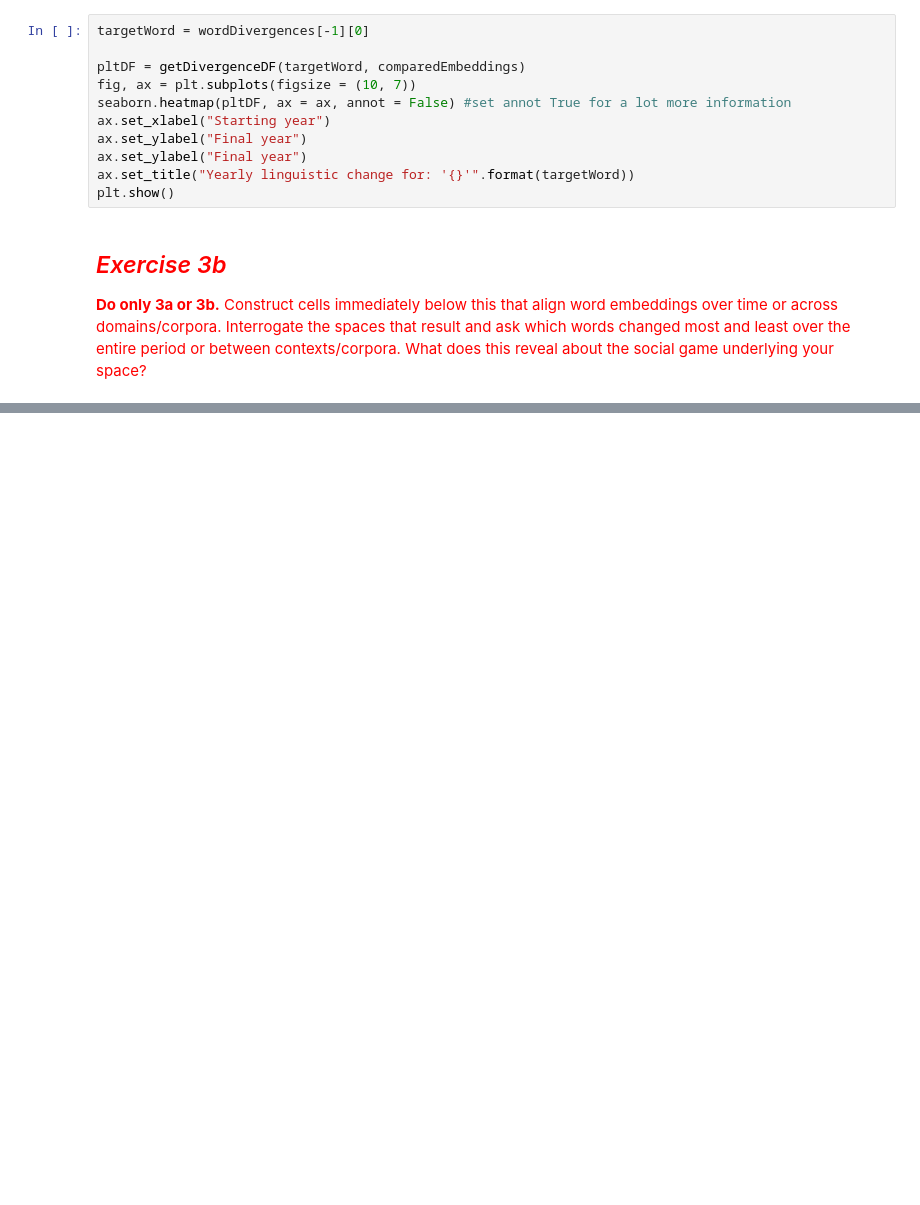
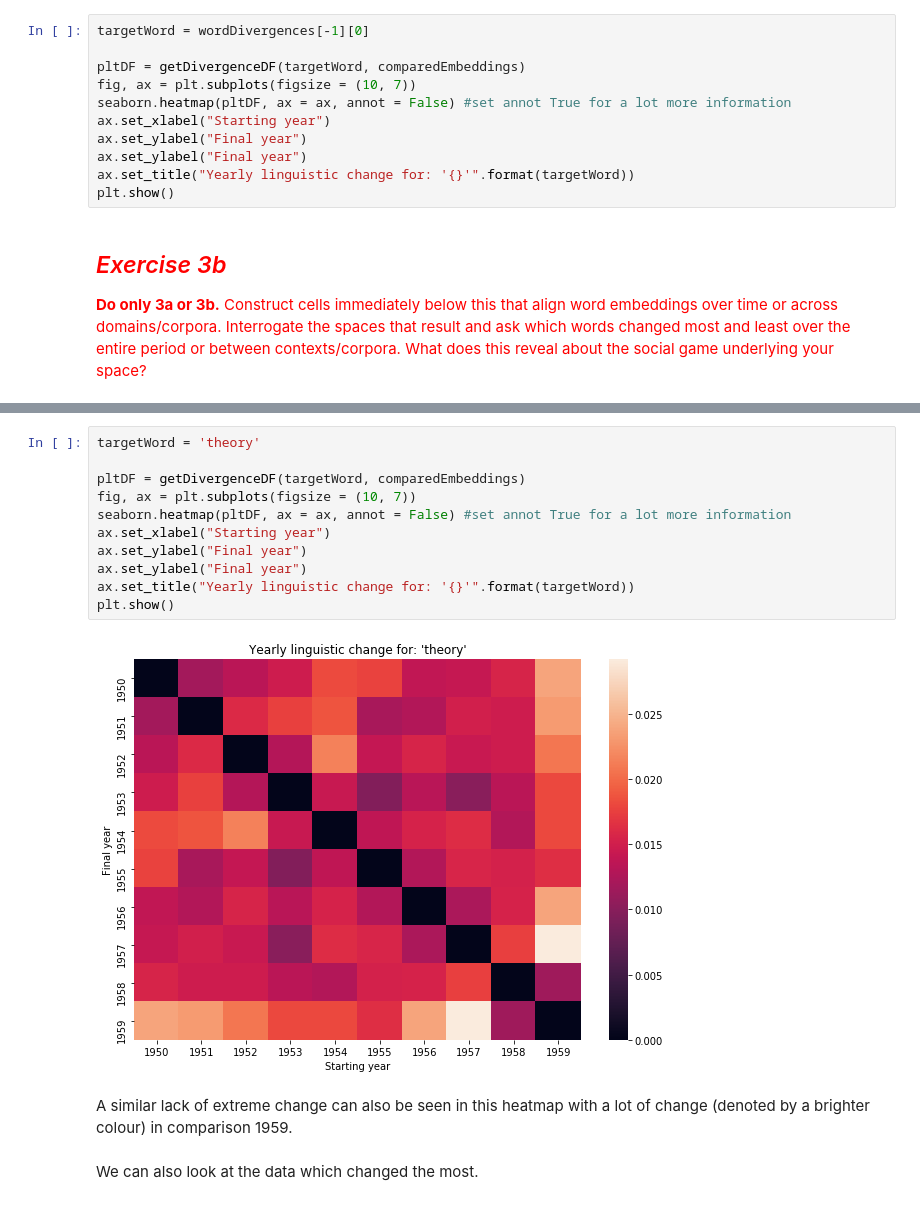
Before and after one commit to zahraamalias/content-analysis-2018, a Jupyter notebook: 4-Word-Embedding/4-Word-Embedding-Supplemental.ipynb, the cells around one changed output, grey strips where cells are left out. Drawn from its saved outputs; the diff is of its cells as text; blank space fills up the shorter version.

```diff
--- a/4-Word-Embedding/4-Word-Embedding-Supplemental.ipynb
+++ b/4-Word-Embedding/4-Word-Embedding-Supplemental.ipynb
@@ -412,0 +610,17 @@ plt.show()
+# %%
+targetWord = 'theory'
+
+pltDF = getDivergenceDF(targetWord, comparedEmbeddings)
+fig, ax = plt.subplots(figsize = (10, 7))
+seaborn.heatmap(pltDF, ax = ax, annot = False) #set annot True for a lot more information
+ax.set_xlabel("Starting year")
+ax.set_ylabel("Final year")
+ax.set_ylabel("Final year")
+ax.set_title("Yearly linguistic change for: '{}'".format(targetWord))
+plt.show()
+# %% [output]
+[figure, added]
+# %% [markdown]
+A similar lack of extreme change can also be seen in this heatmap with a lot of change (denoted by a brighter colour) in comparison 1959.
+# %% [markdown]
+We can also look at the data which changed the most.
```
Also changed, not shown: parts of 33 cells of this notebook, 1 other file.
